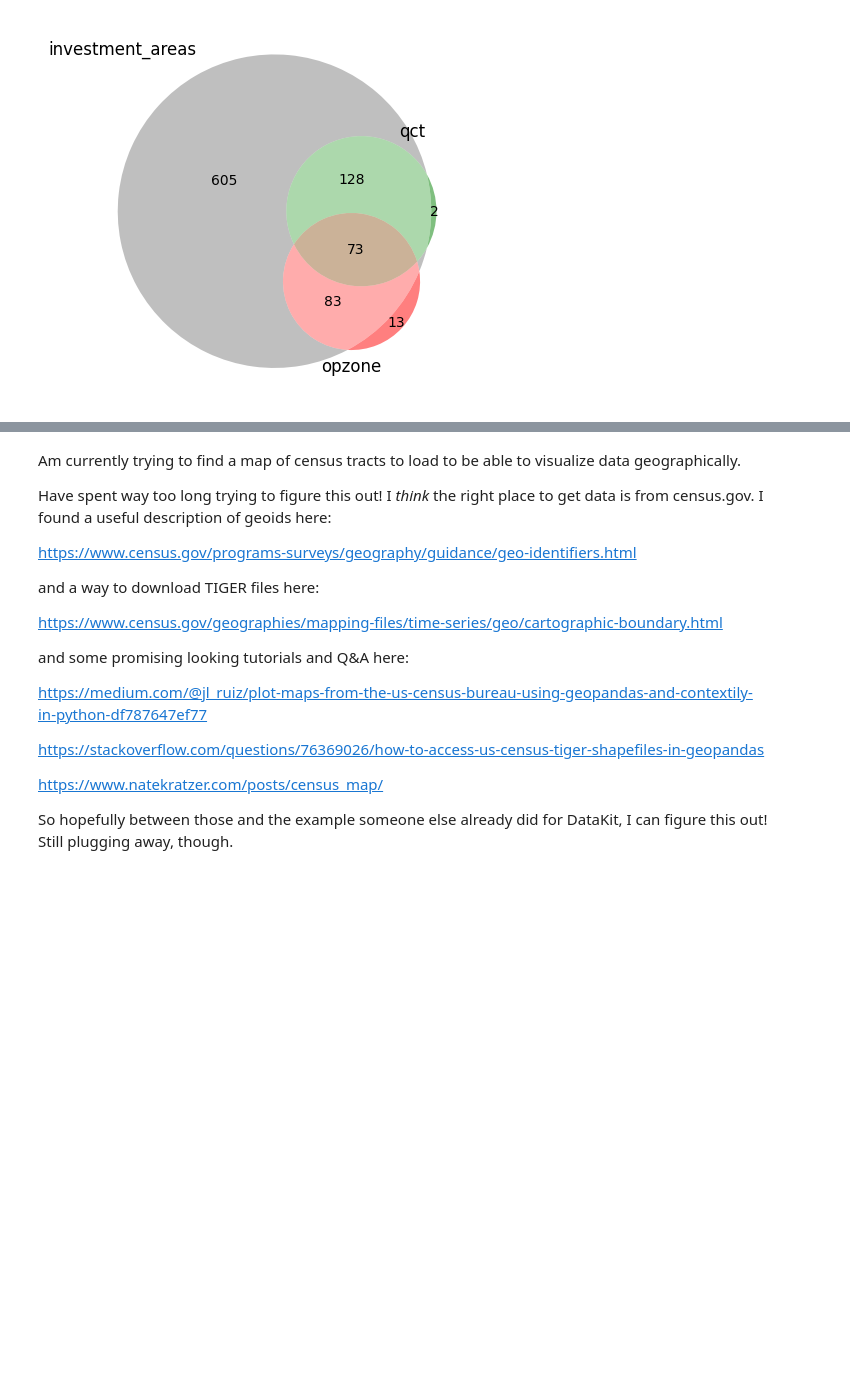
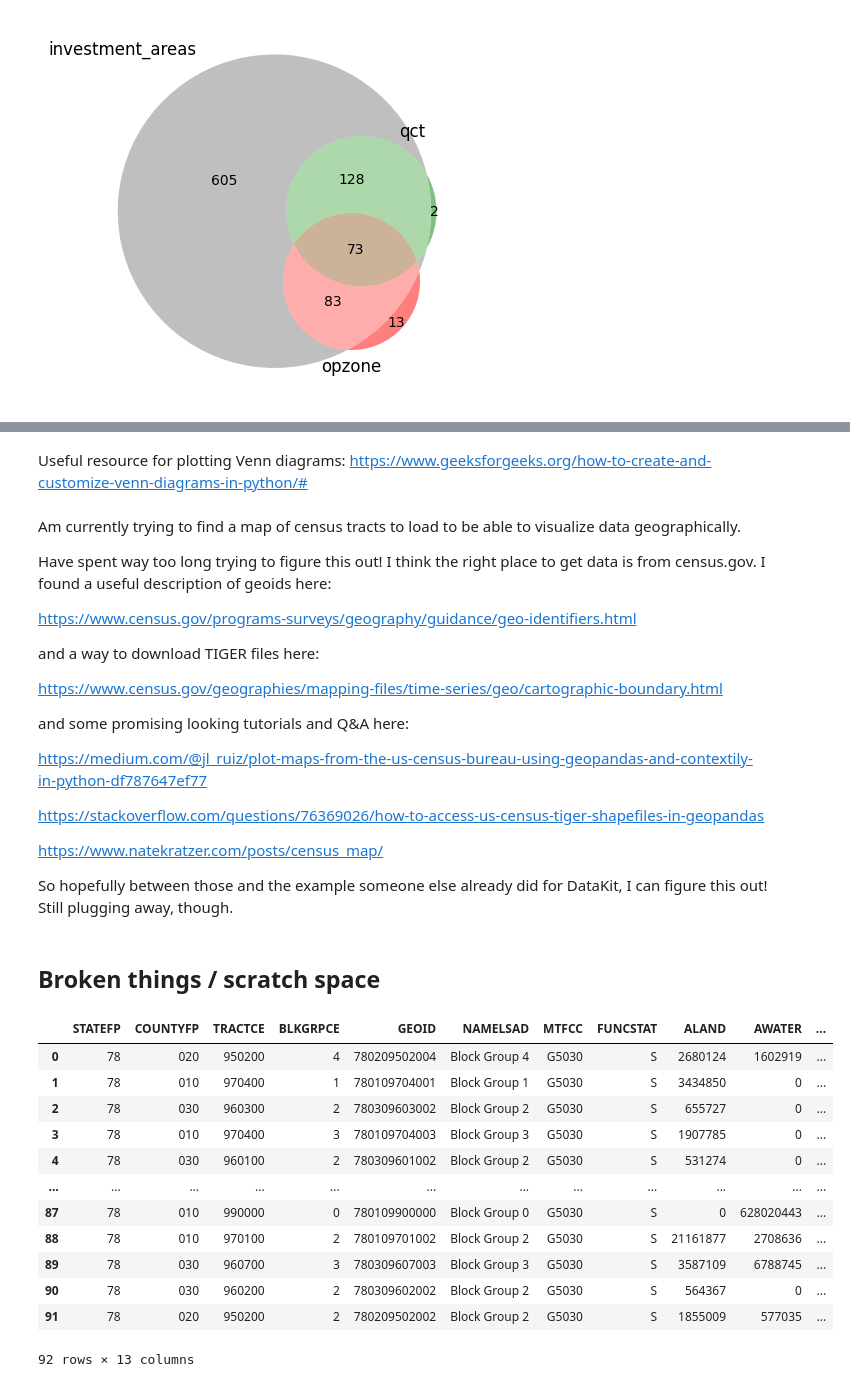
Before and after one commit to datakind/datakit-housing-fall-2024, a Jupyter notebook: challenge-3/DataKindHousingChallengeColab.ipynb, the cells around one changed output, grey strips where cells are left out. Cells and saved outputs as stored; diff of their text form; code cells hidden in the pictures; blank space fills up the shorter version.

```diff
--- a/challenge-3/DataKindHousingChallengeColab.ipynb
+++ b/challenge-3/DataKindHousingChallengeColab.ipynb
@@ -167,7 +249,9 @@ plt.show()
+# %% [markdown]
+Useful resource for plotting Venn diagrams: https://www.geeksforgeeks.org/how-to-create-and-customize-venn-diagrams-in-python/#
 # %% [markdown]
 Am currently trying to find a map of census tracts to load to be able to visualize data geographically.
 
-Have spent way too long trying to figure this out!  I _think_ the right place to get data is from census.gov.  I found a useful description of geoids here:
+Have spent way too long trying to figure this out! I think the right place to get data is from census.gov. I found a useful description of geoids here:
 
 https://www.census.gov/programs-surveys/geography/guidance/geo-identifiers.html
 
@@ -183,7 +267,9 @@ https://stackoverflow.com/questions/76369026/how-to-access-us-census-tiger-shape
 
 https://www.natekratzer.com/posts/census_map/
 
-So hopefully between those and the example someone else already did for DataKit, I can figure this out!  Still plugging away, though.
+So hopefully between those and the example someone else already did for DataKit, I can figure this out! Still plugging away, though.
+# %% [markdown]
+## Broken things / scratch space
 # %%
 import geopandas as gpd
 # input vars
@@ -195,5 +282,21 @@ file_type='bg'
 uri = f"https://www2.census.gov/geo/tiger/TIGER{year}/{file_type.upper()}/tl_{year}_{state_id}_{file_type.lower()}.zip"
 #uri = "cb_2023_12_tract_500k.zip"
 example_blockgroups = gpd.read_file(uri)
+# %%
+example_blockgroups
+# %% [output]
+|  | STATEFP | COUNTYFP | TRACTCE | BLKGRPCE | GEOID | NAMELSAD | MTFCC | FUNCSTAT | ALAND | AWATER | ... |
+| 0 | 78 | 020 | 950200 | 4 | 780209502004 | Block Group 4 | G5030 | S | 2680124 | 1602919 | ... |
+| 1 | 78 | 010 | 970400 | 1 | 780109704001 | Block Group 1 | G5030 | S | 3434850 | 0 | ... |
+| 2 | 78 | 030 | 960300 | 2 | 780309603002 | Block Group 2 | G5030 | S | 655727 | 0 | ... |
+| 3 | 78 | 010 | 970400 | 3 | 780109704003 | Block Group 3 | G5030 | S | 1907785 | 0 | ... |
+| 4 | 78 | 030 | 960100 | 2 | 780309601002 | Block Group 2 | G5030 | S | 531274 | 0 | ... |
+| ... | ... | ... | ... | ... | ... | ... | ... | ... | ... | ... | ... |
+| 87 | 78 | 010 | 990000 | 0 | 780109900000 | Block Group 0 | G5030 | S | 0 | 628020443 | ... |
+| 88 | 78 | 010 | 970100 | 2 | 780109701002 | Block Group 2 | G5030 | S | 21161877 | 2708636 | ... |
+| 89 | 78 | 030 | 960700 | 3 | 780309607003 | Block Group 3 | G5030 | S | 3587109 | 6788745 | ... |
+| 90 | 78 | 030 | 960200 | 2 | 780309602002 | Block Group 2 | G5030 | S | 564367 | 0 | ... |
+| 91 | 78 | 020 | 950200 | 2 | 780209502002 | Block Group 2 | G5030 | S | 1855009 | 577035 | ... |
+92 rows × 13 columns
 # %%
 import folium, matplotlib
```
Also changed, not shown: parts of 26 cells of this notebook.
